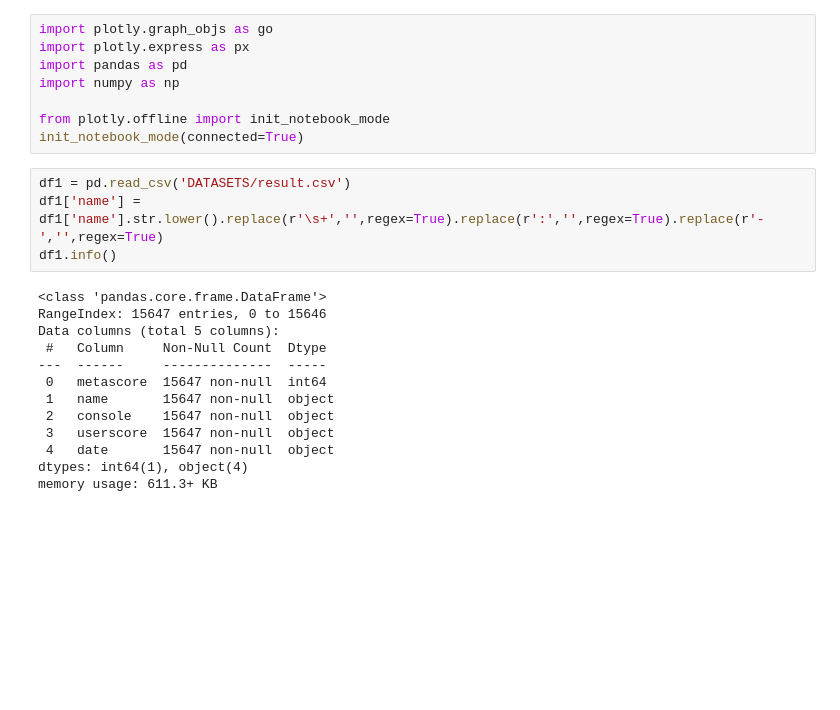
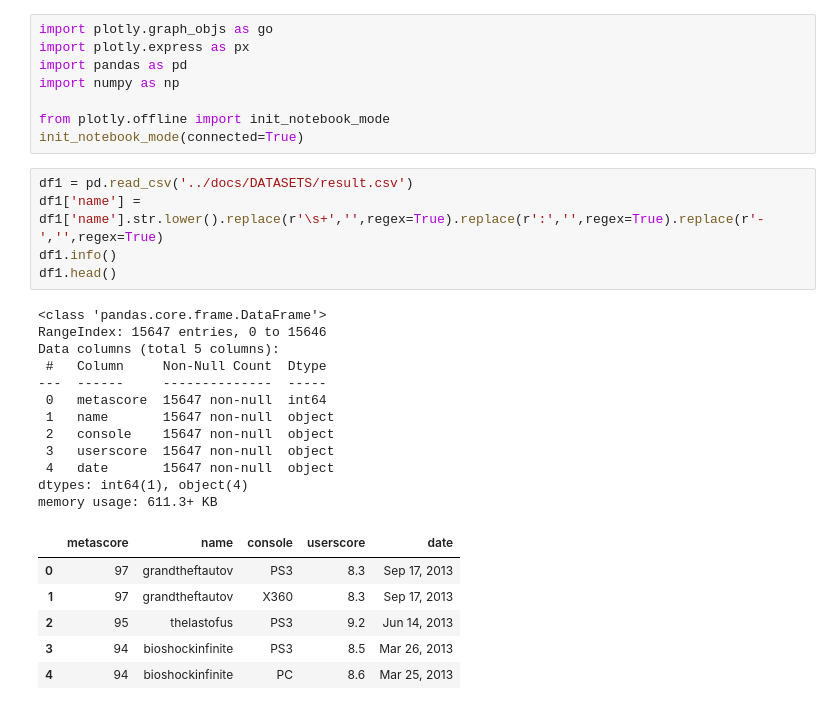
Before and after one commit to yarben/InfVis, a Jupyter notebook: _sources/docs/parcats_(mick).ipynb, the cells around one changed output. Cells and saved outputs as stored; diff of their text form; blank space fills up the shorter version.

```diff
--- a/_sources/docs/parcats_(mick).ipynb
+++ b/_sources/docs/parcats_(mick).ipynb
@@ -7,20 +7,27 @@ import numpy as np
 from plotly.offline import init_notebook_mode
 init_notebook_mode(connected=True)
 # %%
-df1 = pd.read_csv('DATASETS/result.csv')
+df1 = pd.read_csv('../docs/DATASETS/result.csv')
 df1['name'] = df1['name'].str.lower().replace(r'\s+','',regex=True).replace(r':','',regex=True).replace(r'-','',regex=True)
 df1.info()
+df1.head()
 # %% [output]
 <class 'pandas.core.frame.DataFrame'>
 RangeIndex: 15647 entries, 0 to 15646
 Data columns (total 5 columns):
  #   Column     Non-Null Count  Dtype
 ---  ------     --------------  -----
  0   metascore  15647 non-null  int64
  1   name       15647 non-null  object
  2   console    15647 non-null  object
  3   userscore  15647 non-null  object
  4   date       15647 non-null  object
 dtypes: int64(1), object(4)
 memory usage: 611.3+ KB
+|  | metascore | name | console | userscore | date |
+| 0 | 97 | grandtheftautov | PS3 | 8.3 | Sep 17, 2013 |
+| 1 | 97 | grandtheftautov | X360 | 8.3 | Sep 17, 2013 |
+| 2 | 95 | thelastofus | PS3 | 9.2 | Jun 14, 2013 |
+| 3 | 94 | bioshockinfinite | PS3 | 8.5 | Mar 26, 2013 |
+| 4 | 94 | bioshockinfinite | PC | 8.6 | Mar 25, 2013 |
 # %%
```
Also changed, not shown: parts of 10 cells of this notebook, 12 other files.
